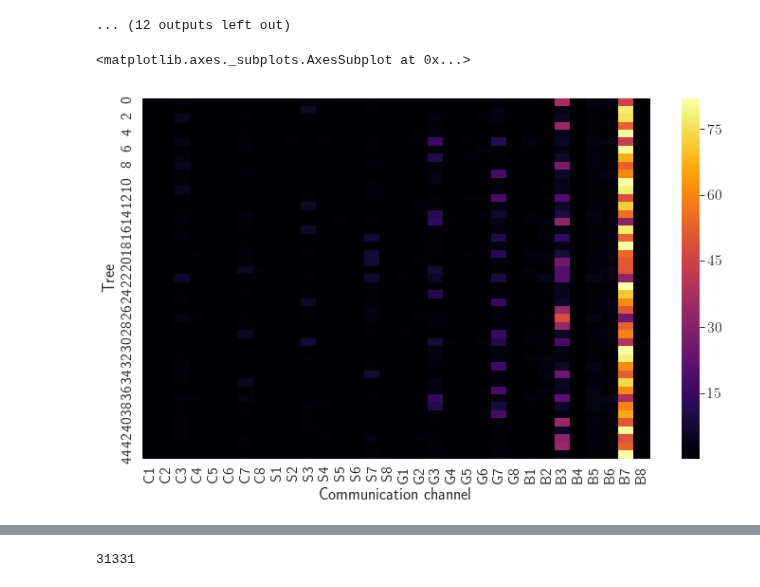
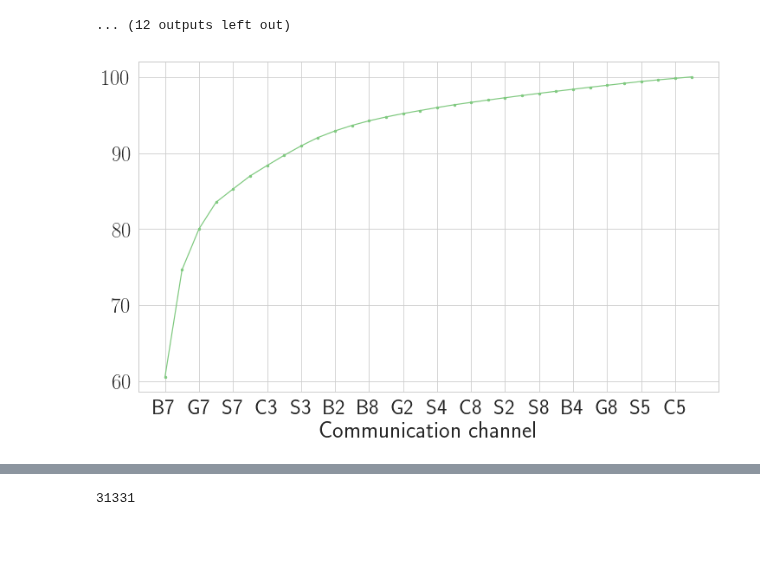
Before and after one commit to AllanLRH/master_thesis, a Jupyter notebook: userMovement/random_forest_plotting.ipynb, the cells around one changed output, grey strips where cells are left out. Cells and saved outputs as stored; diff of their text form; code cells hidden in the pictures; blank space fills up the shorter version.

```diff
--- a/userMovement/random_forest_plotting.ipynb
+++ b/userMovement/random_forest_plotting.ipynb
@@ -209,6 +211,13 @@ Text(0.5,0,'Feature importance \\%')
 <matplotlib.legend.Legend at 0x...>
 figs/random_forest_important_features_logarithmic_strip.pdf
 ... (12 outputs left out)
+# %%
+ax = fi_agg['Feature importance'].cumsum().plot(style='.-')
+xticks, xlabels = list(zip(*((i, fi_agg.index[i]) for i in range(0, fi_agg.shape[0], 2))))
+_ = ax.set_xticks(xticks)
+_ = ax.set_xticklabels(xlabels)
+# %% [output]
+[figure, added]
 # %%
 colorcycle = [(0.498, 0.788, 0.498),
               (0.745, 0.682, 0.831),
@@ -219,9 +228,3 @@ colorcycle = [(0.498, 0.788, 0.498),
               (0.941, 0.008, 0.498),
               (0.400, 0.400, 0.400)]
 sns.set_palette(colorcycle)
-# %%
-fig, ax = plt.subplots()
-sns.heatmap(data=fi[columns], cmap='inferno')
-# %% [output]
-<matplotlib.axes._subplots.AxesSubplot at 0x...>
-[figure, removed]
```
Also changed, not shown: parts of 29 cells of this notebook.
